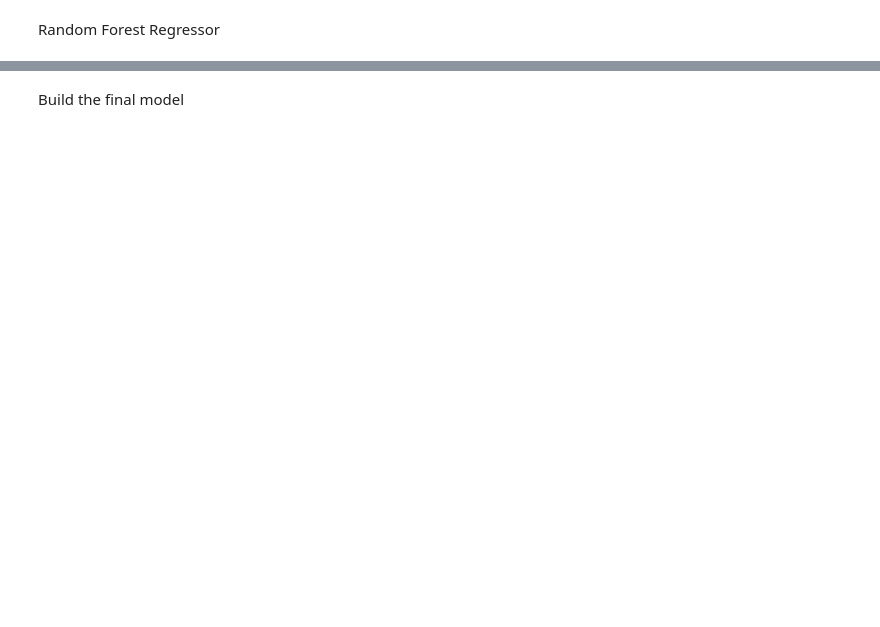
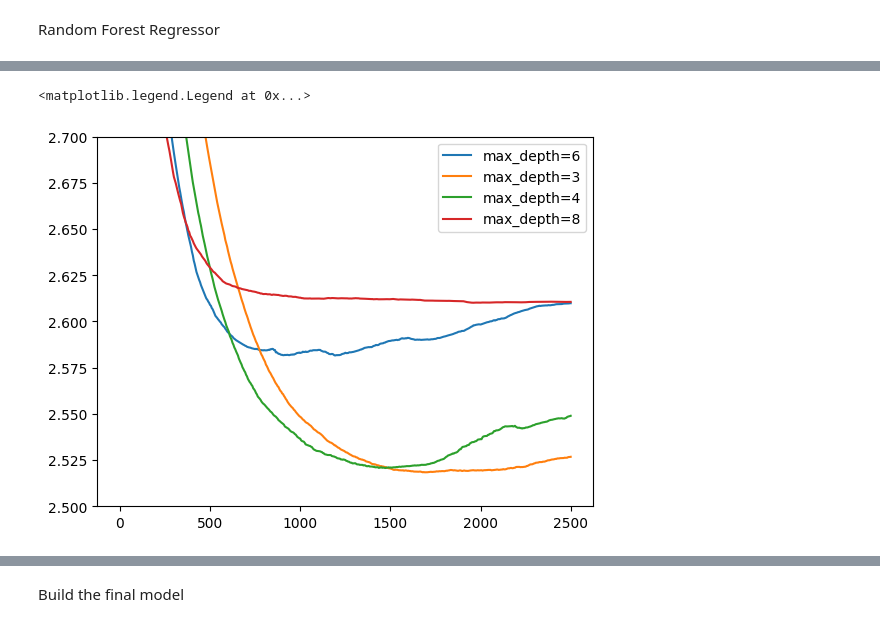
Before and after one commit to alexispdDev/student-performance-prediction, a Jupyter notebook: src/student_performance_prediction/main.ipynb, the cells around one changed output, grey strips where cells are left out. Cells and saved outputs as stored; diff of their text form; code cells hidden in the pictures; blank space fills up the shorter version.

```diff
--- a/src/student_performance_prediction/main.ipynb
+++ b/src/student_performance_prediction/main.ipynb
@@ -552,8 +655,12 @@ scores.keys()
 # %%
+# Remove max_depth=10 and zoom the graph between scores of 2.5-2.7 for a better visualization.
 max_depths = [x for x in scores.keys() if x not in ['max_depth=10']]
 for max_depth in max_depths:
     df_scores = scores[max_depth]
     plt.plot(df_scores['num_iter'], df_scores['val_score'], label=max_depth)
-# plt.ylim(2.5, 2.7)
+plt.ylim(2.5, 2.7)
 plt.legend()
+# %% [output]
+<matplotlib.legend.Legend at 0x...>
+[figure, added]
 # %%
```
Also changed, not shown: parts of 41 cells of this notebook.
